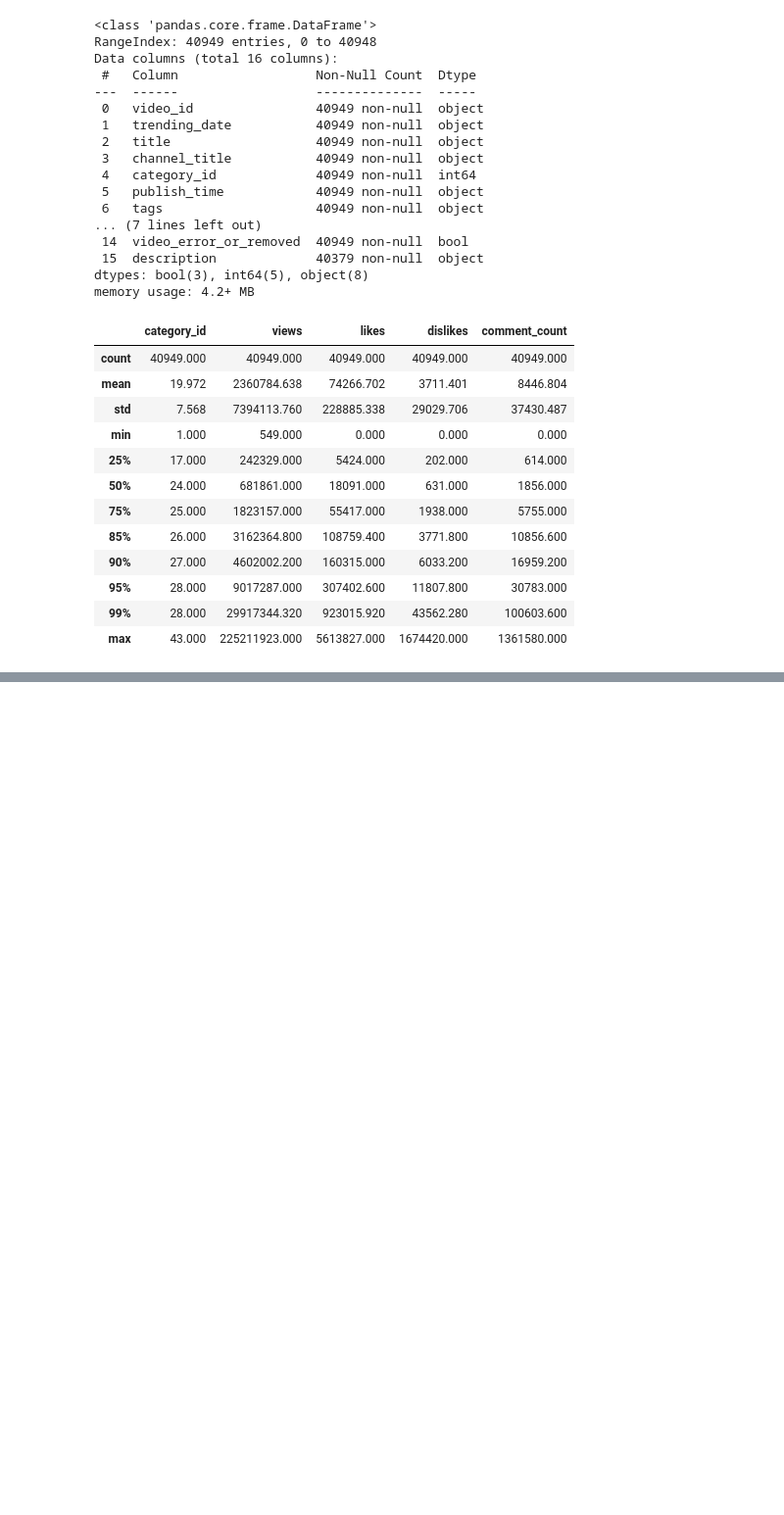
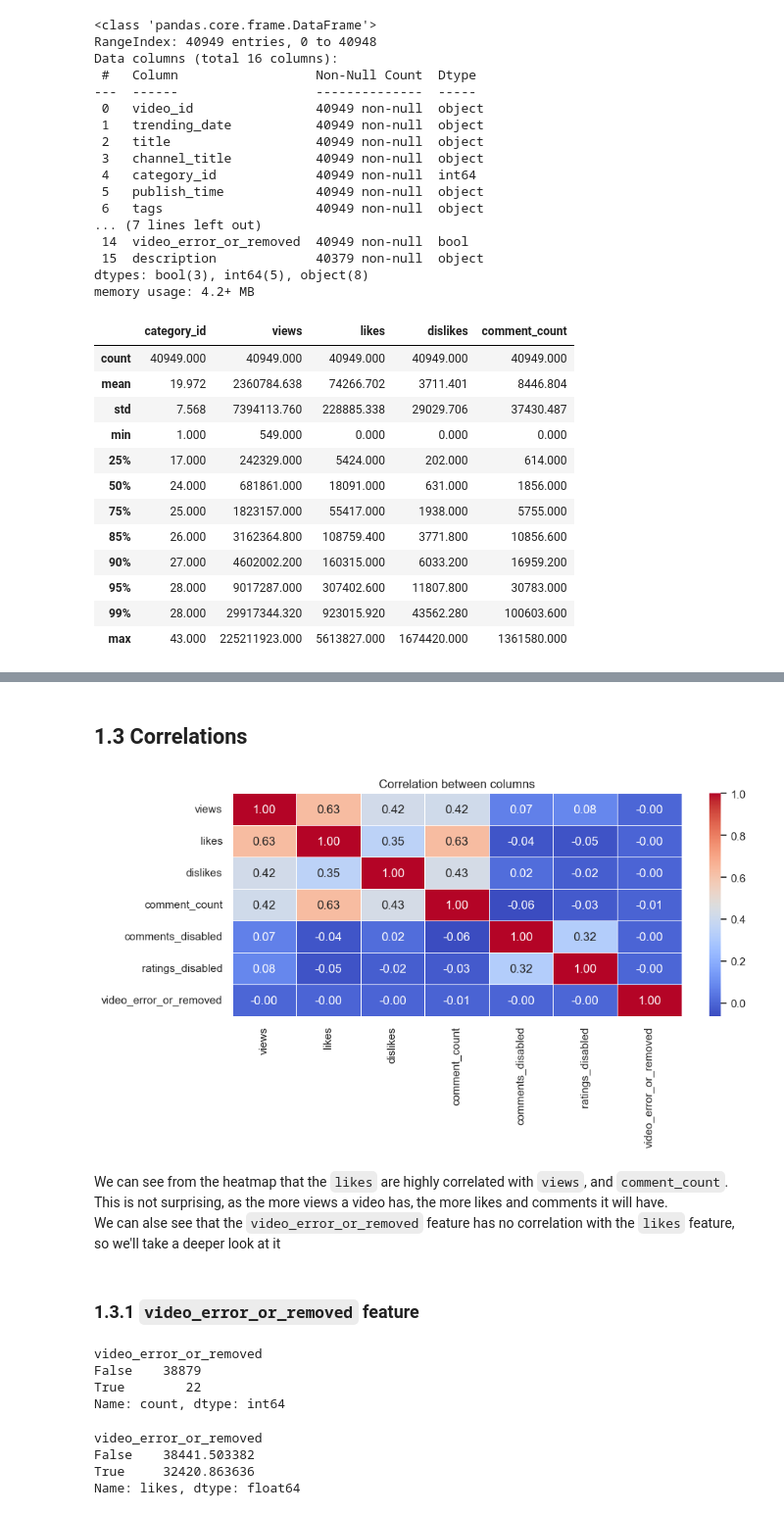
Before and after one commit to opalpeltzman/YouTubeLikesPrediction, a Jupyter notebook: YouTubeLikePrediction.ipynb, the cells around one changed output, grey strips where cells are left out. Shown: that part at 98% size. Drawn from its saved outputs; the diff is of its cells as text; code cells hidden in the pictures; blank space fills up the shorter version.

```diff
--- a/YouTubeLikePrediction.ipynb
+++ b/YouTubeLikePrediction.ipynb
@@ -92,0 +173,31 @@ df_filtered.boxplot(column=["likes"], showmeans=True)
+# %%
+df = df.drop(columns=["category_id"])
+# %% [markdown]
+## 1.3 Correlations
+# %%
+# See the correlation between the columns
+plt.figure(figsize=(10, 4))
+sns.heatmap(df.corr(numeric_only=True), annot=True, fmt=".2f", cmap="coolwarm", linewidths=0.5)
+plt.title("Correlation between columns")
+plt.show()
+# %% [output]
+[figure, added]
+# %% [markdown]
+We can see from the heatmap that the `likes` are highly correlated with `views`, and `comment_count`. This is not surprising, as the more views a video has, the more likes and comments it will have.
+We can alse see that the `video_error_or_removed` feature has no correlation with the `likes` feature, so we'll take a deeper look at it
+# %% [markdown]
+### 1.3.1 `video_error_or_removed` feature
+# %%
+df["video_error_or_removed"].value_counts()
+# %% [output]
+video_error_or_removed
+False    38879
+True        22
+Name: count, dtype: int64
+# %%
+df.groupby("video_error_or_removed")["likes"].mean()
+# %% [output]
+video_error_or_removed
+False    38441.503382
+True     32420.863636
+Name: likes, dtype: float64
```
Also changed, not shown: parts of 30 cells of this notebook.
